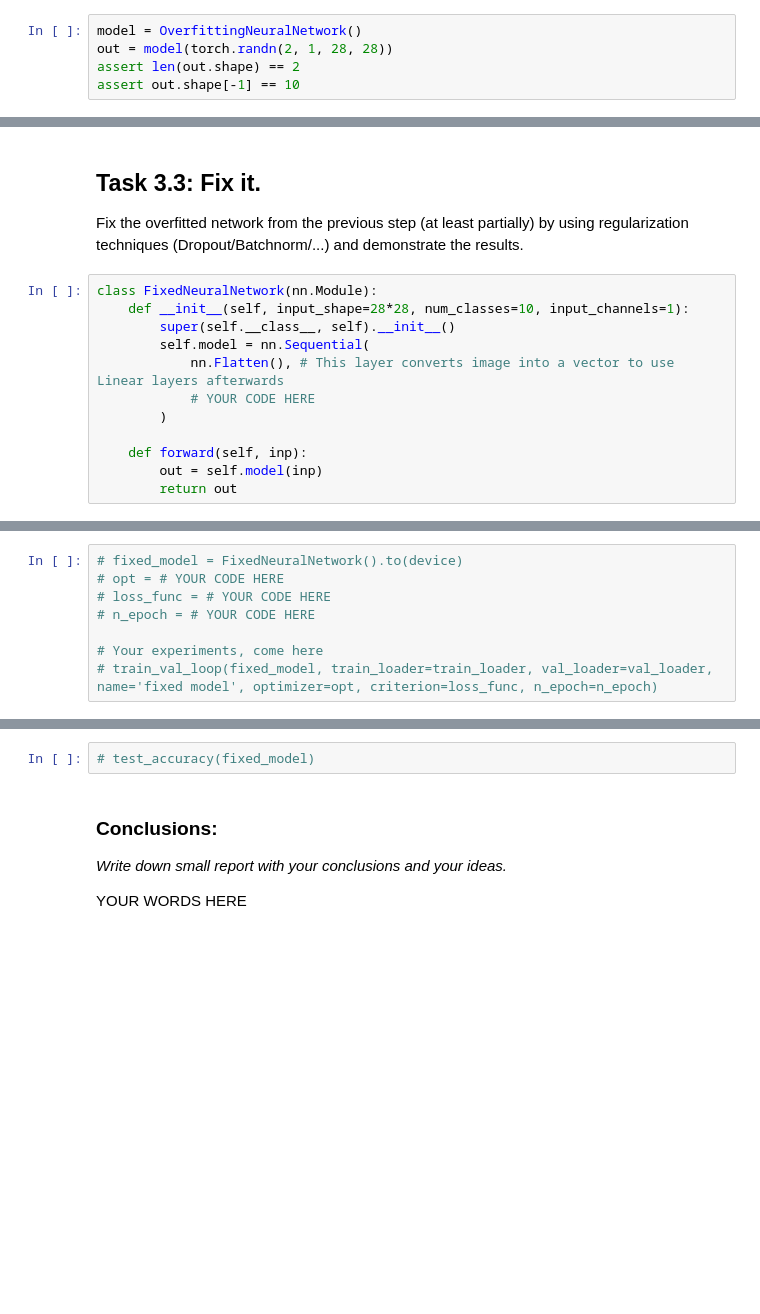
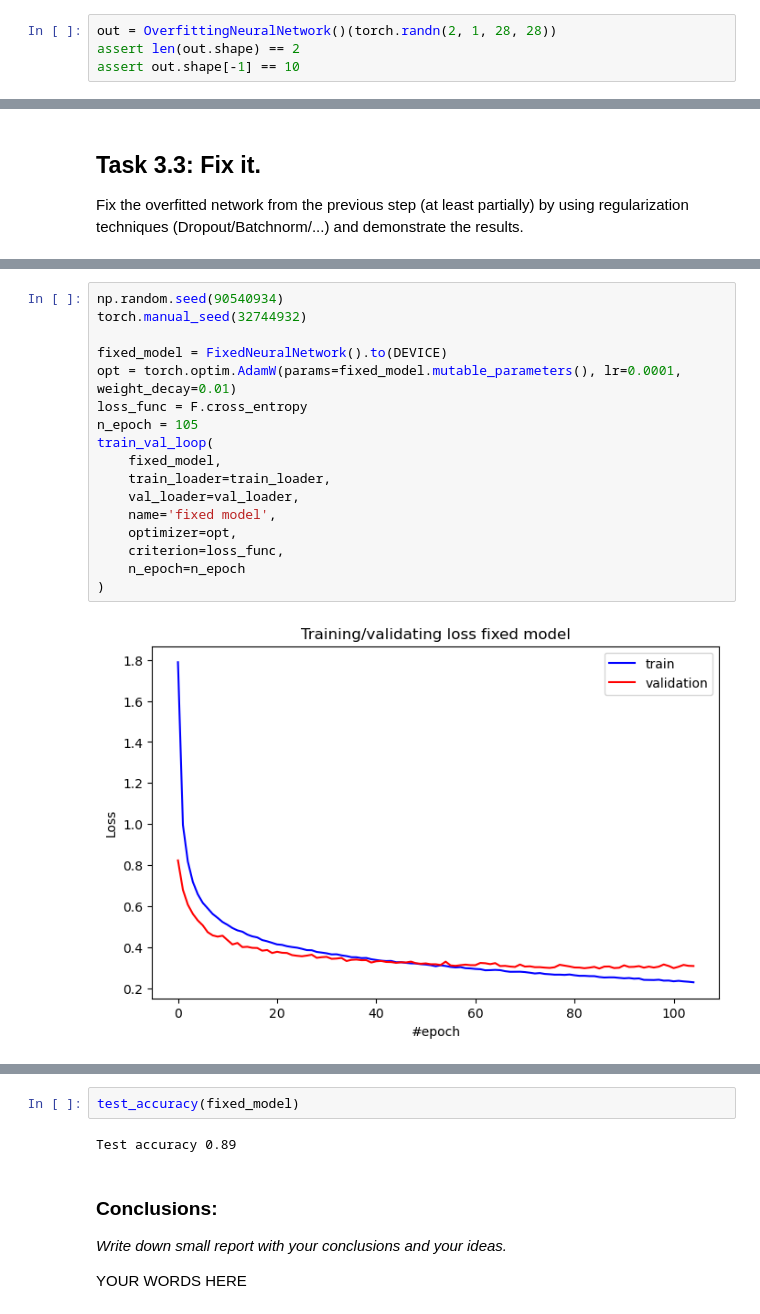
Before and after one commit to i80287/deep-learning-course, a Jupyter notebook: hw01/1_Hw_Students.ipynb, the cells around one changed output, grey strips where cells are left out. Saved outputs shown, nothing was run; the diff lists cells and outputs as text; blank space fills up the shorter version.

```diff
--- a/hw01/1_Hw_Students.ipynb
+++ b/hw01/1_Hw_Students.ipynb
@@ -618,8 +618,7 @@ class OverfittingNeuralNetwork(nn.Module):
     def forward(self, inp):
         return self.model(inp)
 # %%
-model = OverfittingNeuralNetwork()
-out = model(torch.randn(2, 1, 28, 28))
+out = OverfittingNeuralNetwork()(torch.randn(2, 1, 28, 28))
 assert len(out.shape) == 2
 assert out.shape[-1] == 10
 # %%
@@ -644,15 +669,3 @@ train_val_loop(
 # %% [markdown]
 ## Task 3.3: Fix it.
 Fix the overfitted network from the previous step (at least partially) by using regularization techniques (Dropout/Batchnorm/...) and demonstrate the results.
-# %%
-class FixedNeuralNetwork(nn.Module):
-    def __init__(self, input_shape=28*28, num_classes=10, input_channels=1):
-        super(self.__class__, self).__init__()
-        self.model = nn.Sequential(
-            nn.Flatten(), # This layer converts image into a vector to use Linear layers afterwards
-            # YOUR CODE HERE
-        )
-
-    def forward(self, inp):
-        out = self.model(inp)
-        return out
@@ -666,8 +767,19 @@ torchsummary.summary(FixedNeuralNetwork().to(DEVICE), (28*28,))
 # %%
-# fixed_model = FixedNeuralNetwork().to(device)
-# opt = # YOUR CODE HERE
-# loss_func = # YOUR CODE HERE
-# n_epoch = # YOUR CODE HERE
+np.random.seed(90540934)
+torch.manual_seed(32744932)
 
-# Your experiments, come here
-# train_val_loop(fixed_model, train_loader=train_loader, val_loader=val_loader, name='fixed model', optimizer=opt, criterion=loss_func, n_epoch=n_epoch)
+fixed_model = FixedNeuralNetwork().to(DEVICE)
+opt = torch.optim.AdamW(params=fixed_model.mutable_parameters(), lr=0.0001, weight_decay=0.01)
+loss_func = F.cross_entropy
+n_epoch = 105
+train_val_loop(
+    fixed_model,
+    train_loader=train_loader,
+    val_loader=val_loader,
+    name='fixed model',
+    optimizer=opt,
+    criterion=loss_func,
+    n_epoch=n_epoch
+)
+# %% [output]
+[figure, added]
@@ -674,5 +787,7 @@ torchsummary.summary(FixedNeuralNetwork().to(DEVICE), (28*28,))
-# %%
-# test_accuracy(fixed_model)
+# %%
+test_accuracy(fixed_model)
+# %% [output]
+Test accuracy 0.89
 # %% [markdown]
 ### Conclusions:
 _Write down small report with your conclusions and your ideas._
```
Also changed, not shown: parts of 26 cells of this notebook.
